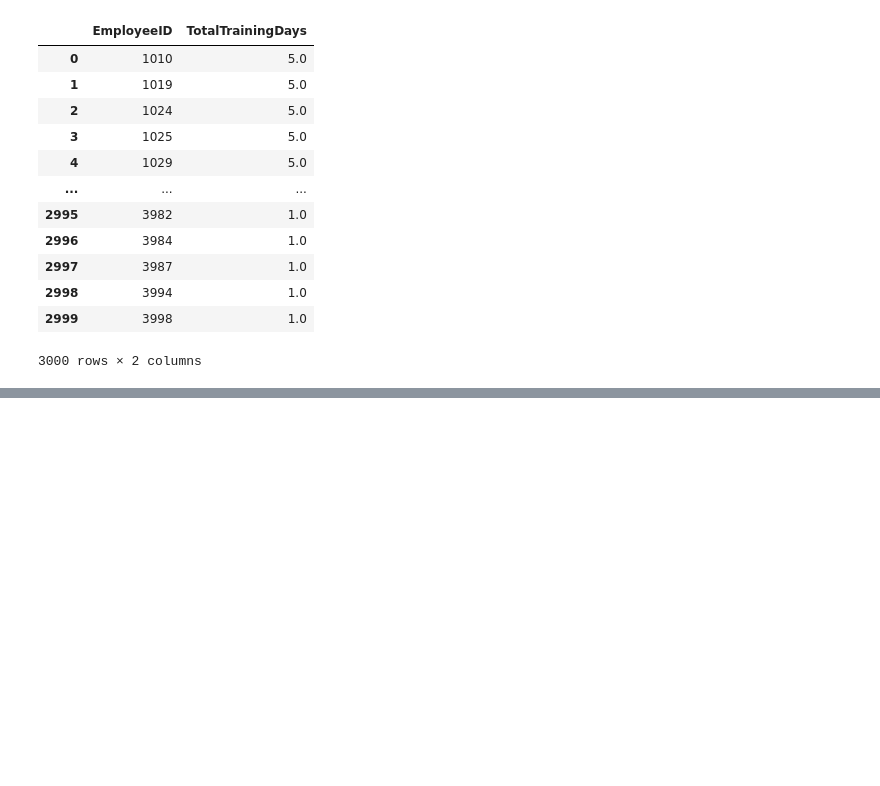
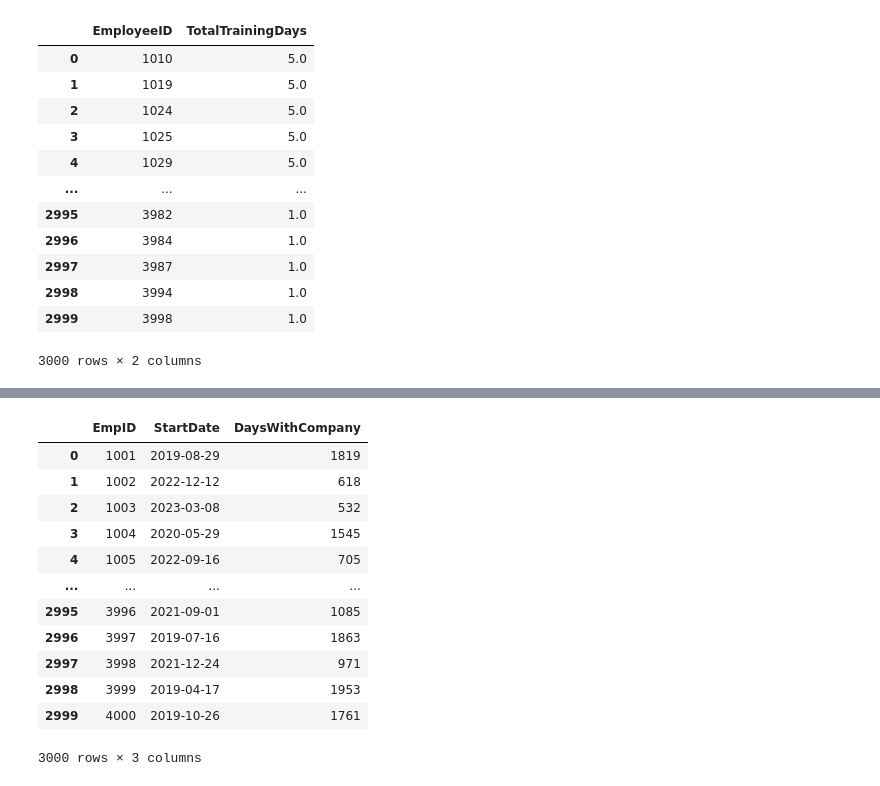
Before and after one commit to ankitlovanshi1/data_engineer, a Jupyter notebook: sql/employee_info.ipynb, the cells around one changed output, grey strips where cells are left out. Saved outputs shown, nothing was run; the diff lists cells and outputs as text; code cells hidden in the pictures; blank space fills up the shorter version.

```diff
--- a/sql/employee_info.ipynb
+++ b/sql/employee_info.ipynb
@@ -654,0 +707,27 @@ data
+# %%
+#  Use a window function to calculate the number of days each employee has been with the company.
+# Show the EmpID, StartDate, and the number of days since their start date.
+query = '''
+SELECT
+    EmpID,
+    StartDate,
+    DATEDIFF(CURDATE(), StartDate) AS DaysWithCompany
+FROM employees;
+'''
+
+data = pd.read_sql(query, engine)
+data
+# %% [output]
+|  | EmpID | StartDate | DaysWithCompany |
+| 0 | 1001 | 2019-08-29 | 1819 |
+| 1 | 1002 | 2022-12-12 | 618 |
+| 2 | 1003 | 2023-03-08 | 532 |
+| 3 | 1004 | 2020-05-29 | 1545 |
+| 4 | 1005 | 2022-09-16 | 705 |
+| ... | ... | ... | ... |
+| 2995 | 3996 | 2021-09-01 | 1085 |
+| 2996 | 3997 | 2019-07-16 | 1863 |
+| 2997 | 3998 | 2021-12-24 | 971 |
+| 2998 | 3999 | 2019-04-17 | 1953 |
+| 2999 | 4000 | 2019-10-26 | 1761 |
+3000 rows × 3 columns
```
Also changed, not shown: parts of 13 cells of this notebook.
